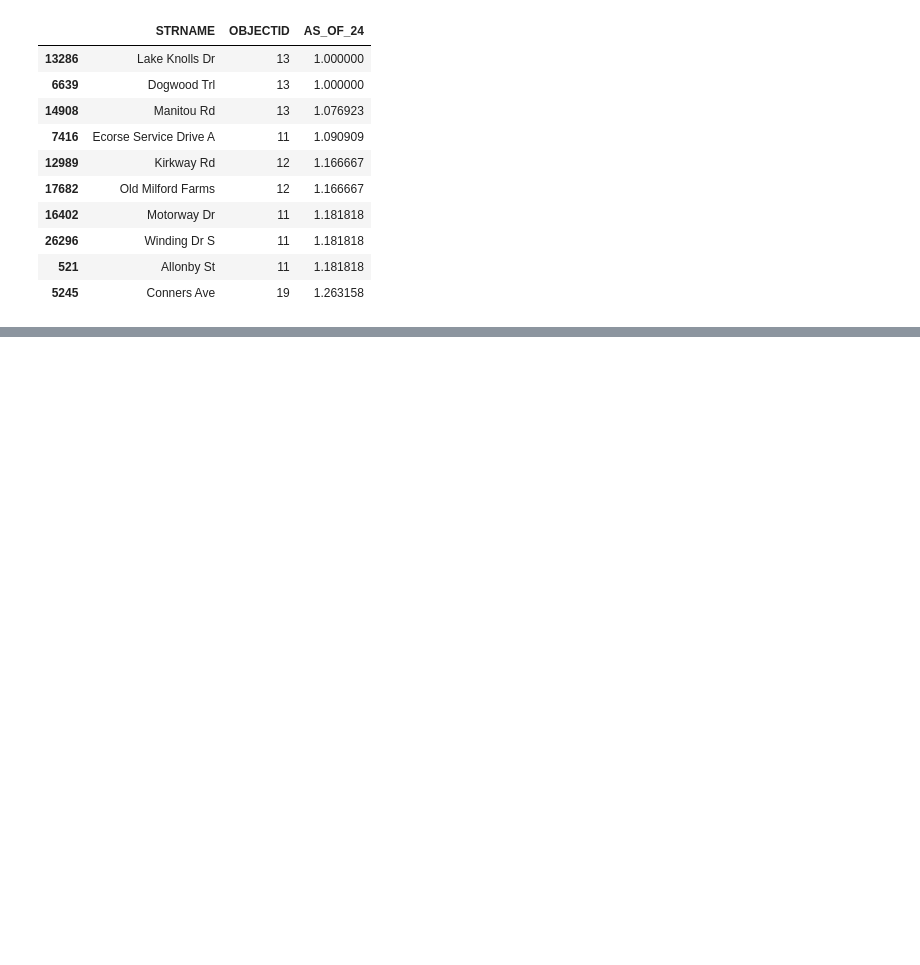
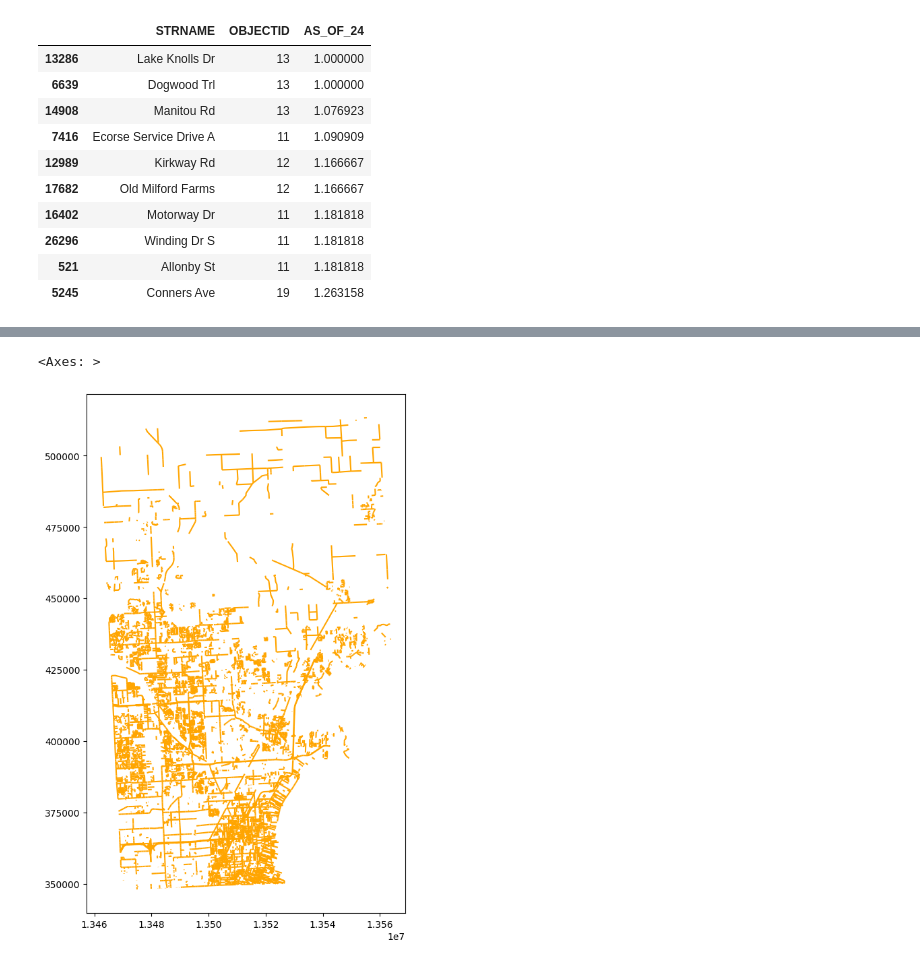
Before and after one commit to bw-data-reporter/motor_city_driving, a Jupyter notebook: explore_road_conditions.ipynb, the cells around one changed output, grey strips where cells are left out. Cells and saved outputs as stored; diff of their text form; code cells hidden in the pictures; blank space fills up the shorter version.

```diff
--- a/explore_road_conditions.ipynb
+++ b/explore_road_conditions.ipynb
@@ -556,0 +646,6 @@ rating_by_street_metro[rating_by_street_metro['OBJECTID'] > 10].sort_values('AS_
+# %%
+fig, ax = plt.subplots(1,1, figsize=(10,10))
+macomb_fair_roads.plot(color='Orange', ax=ax)
+# %% [output]
+<Axes: >
+[figure, added]
```
Also changed, not shown: parts of 15 cells of this notebook, 3 other files.
